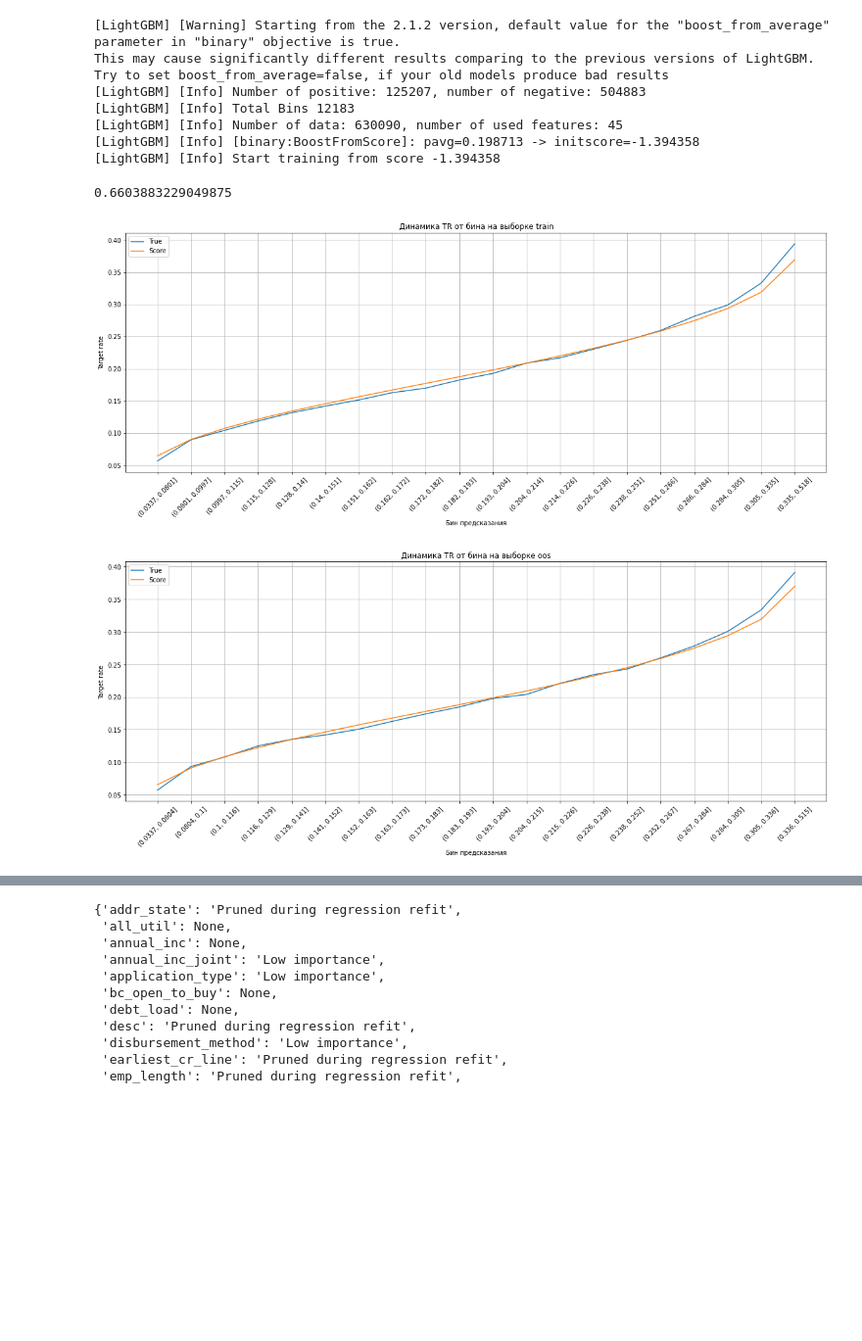
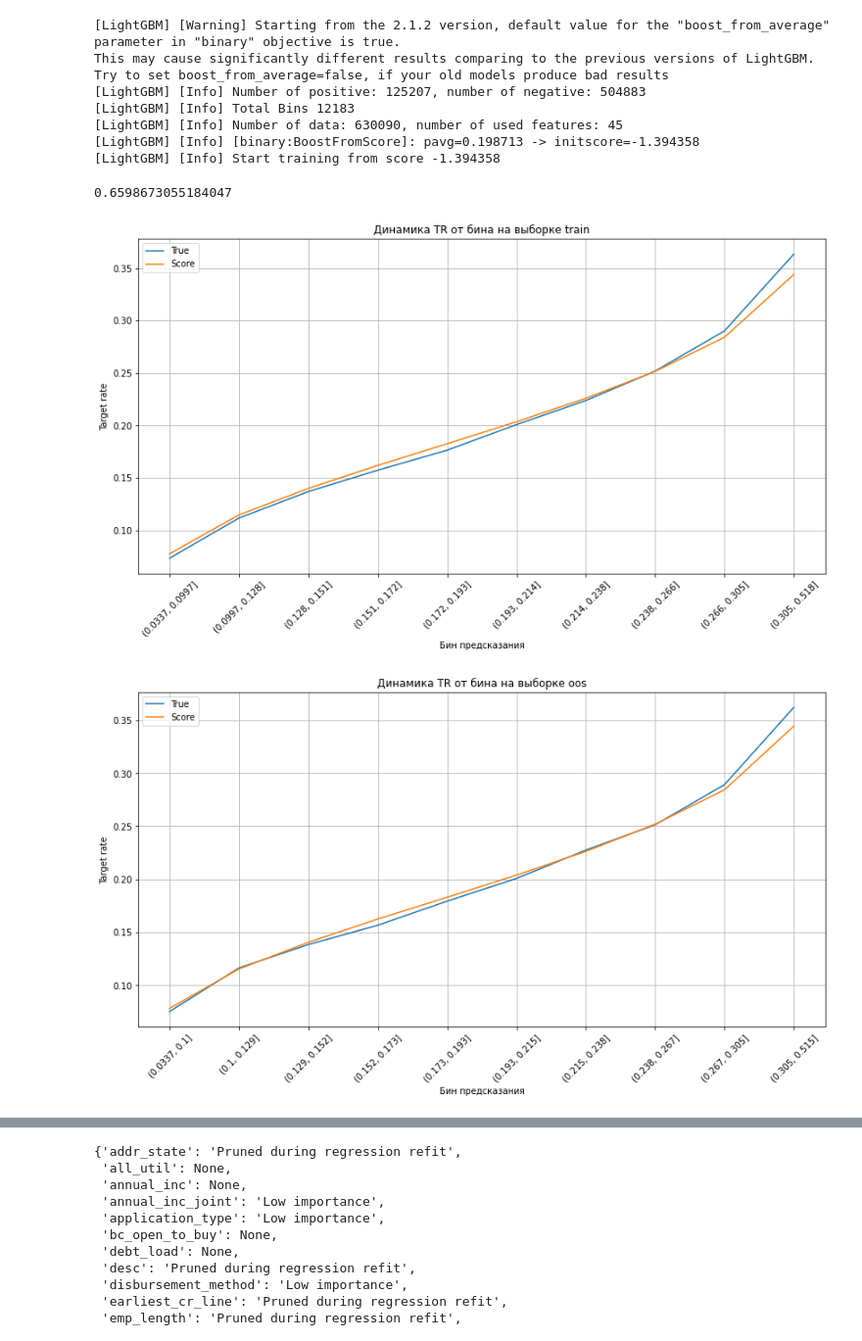
Before and after one commit to goo-goo-goo-joob/hse_credit_risk, a Jupyter notebook: masha_WoE - interpretated.ipynb, the cells around one changed output, grey strips where cells are left out. Shown at 98% size. Drawn from its saved outputs; the diff is of its cells as text; code cells hidden in the pictures; blank space fills up the shorter version.

```diff
--- a/masha_WoE - interpretated.ipynb
+++ b/masha_WoE - interpretated.ipynb
@@ -89,7 +90,7 @@ auto_woe = AutoWoE(
     min_bin_size=0.05,
     oof_woe=True,
     n_folds=5,
-    n_jobs=16,
+    n_jobs=26,
     regularized_refit=True,
     verbose=0,
 )
@@ -109,29 +110,32 @@ Try to set boost_from_average=false, if your old models produce bad results
 [LightGBM] [Info] Number of data: 630090, number of used features: 45
 [LightGBM] [Info] [binary:BoostFromScore]: pavg=0.198713 -> initscore=-1.394358
 [LightGBM] [Info] Start training from score -1.394358
+# %%
+with open("/home/asciishell/s3/jupyter.asciishell.ru/auto_woe.pkl", "wb") as f:
+    pickle.dump(auto_woe, f)
 # %%
 roc_auc_score(samples["oot"][TARGET], auto_woe.predict_proba(samples["oot"][features]))
 # %% [output]
-0.6603883229049875
+0.6598673055184047
 # %%
 for k, v in samples.items():
     x = v[v["target"] != -1]
     y_true = x["target"].values
     y_score = auto_woe.predict_proba(x[features])
     data = pd.DataFrame({"true": y_true, "score": y_score})
-    x = data.assign(q=pd.qcut(data["score"], q=20, duplicates="drop")).groupby("q").agg("mean")
+    x = data.assign(q=pd.qcut(data["score"], q=10, duplicates="drop")).groupby("q").agg("mean")
     xi = np.arange(len(x))
-    plt.figure(figsize=(20, 7), facecolor="w")
+    plt.figure(figsize=(14, 7), facecolor="w")
     plt.plot(xi, x["true"].values, label="True")
     plt.plot(xi, x["score"].values, label="Score")
     plt.xticks(xi, x.index, rotation=45)
 
     plt.xlabel("Бин предсказания")
     plt.ylabel("Target rate")
     plt.title(f"Динамика TR от бина на выборке {k}")
     plt.grid()
     plt.legend()
     plt.show()
 # %% [output]
-[figure, old version]
+[figure, new version]
-[figure, old version]
+[figure, new version]
```
Also changed, not shown: parts of 5 cells of this notebook, 1 other file.
